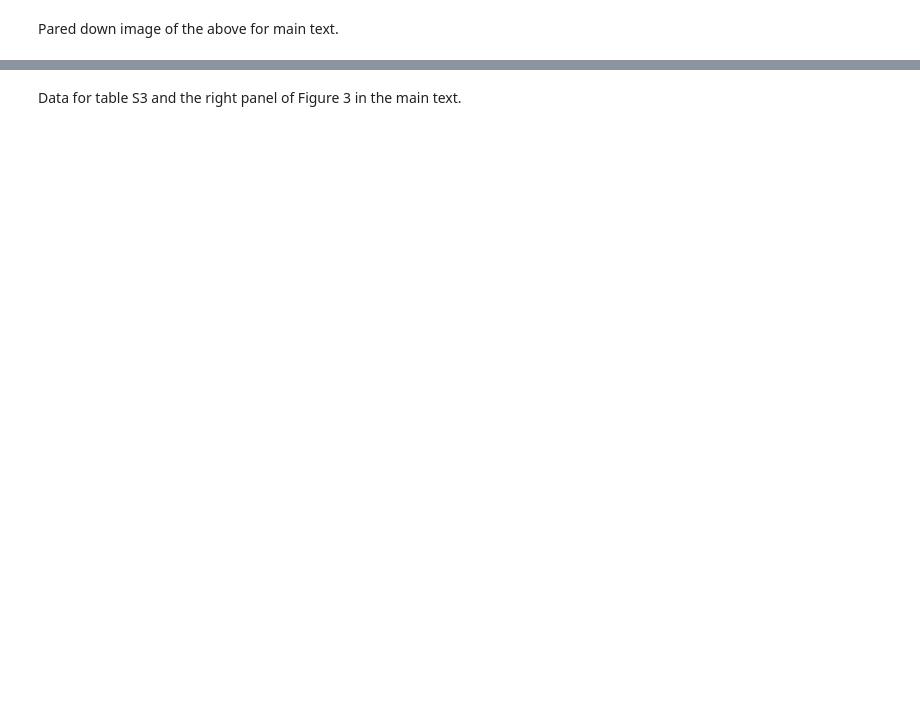
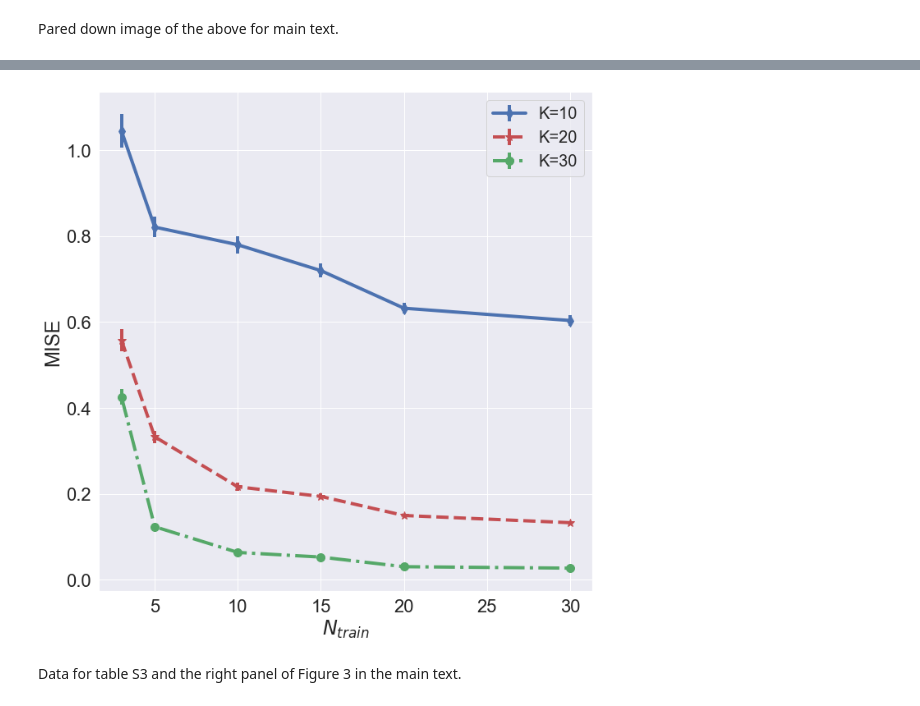
Before and after one commit to Will-Consagra/eMFDA, a Jupyter notebook: simulations/simulation_52.ipynb, the cells around one changed output, grey strips where cells are left out. Drawn from its saved outputs; the diff is of its cells as text; code cells hidden in the pictures; blank space fills up the shorter version.

```diff
--- a/simulations/simulation_52.ipynb
+++ b/simulations/simulation_52.ipynb
@@ -400,3 +400,35 @@ plt.savefig("../../figures/MARGARITA_vs_MargFPCA.pdf", bbox_inches="tight")
+# %%
+sns.set(font_scale = 2)
+f, ax = plt.subplots(figsize=(10,10))
+csize = 0.0
+lwd = 4
+mksz = 10
+
+rank_10_mpb_mean = np.mean(MSEs[:,2,:,0],axis=-1)
+rank_20_mpb_mean = np.mean(MSEs[:,4,:,0],axis=-1)
+rank_30_mpb_mean = np.mean(MSEs[:,5,:,0],axis=-1)
+
+rank_10_mpb_se = sem(MSEs[:,2,:,0],axis=-1)
+rank_20_mpb_se = sem(MSEs[:,4,:,0],axis=-1)
+rank_30_mpb_se = sem(MSEs[:,5,:,0],axis=-1)
+
+ax.errorbar(Ranks, rank_10_mpb_mean, yerr=rank_10_mpb_se, fmt="db-", capsize=csize,
+           linewidth=lwd, markersize=mksz, label="K=10")
+
+ax.errorbar(Ranks, rank_20_mpb_mean, yerr=rank_20_mpb_se, fmt="*r--", capsize=csize,
+           linewidth=lwd, markersize=mksz, label="K=20")
+ax.errorbar(Ranks, rank_30_mpb_mean, yerr=rank_30_mpb_se, fmt="og-.", capsize=csize,
+           linewidth=lwd, markersize=mksz, label="K=30")
+
+ax.set_xlabel(r'$N_{train}$')
+ax.set_ylabel("MISE")
+
+plt.legend(loc="best", fontsize=20)
+f.tight_layout()
+
+#plt.savefig("../../figures/convergence_rate_mpb.pdf", bbox_inches="tight")
+# %% [output]
+[figure, added]
 # %% [markdown]
 Data for table S3 and the right panel of Figure 3 in the main text.
 # %%
```
Also changed, not shown: parts of 6 cells of this notebook, 1 other file.
